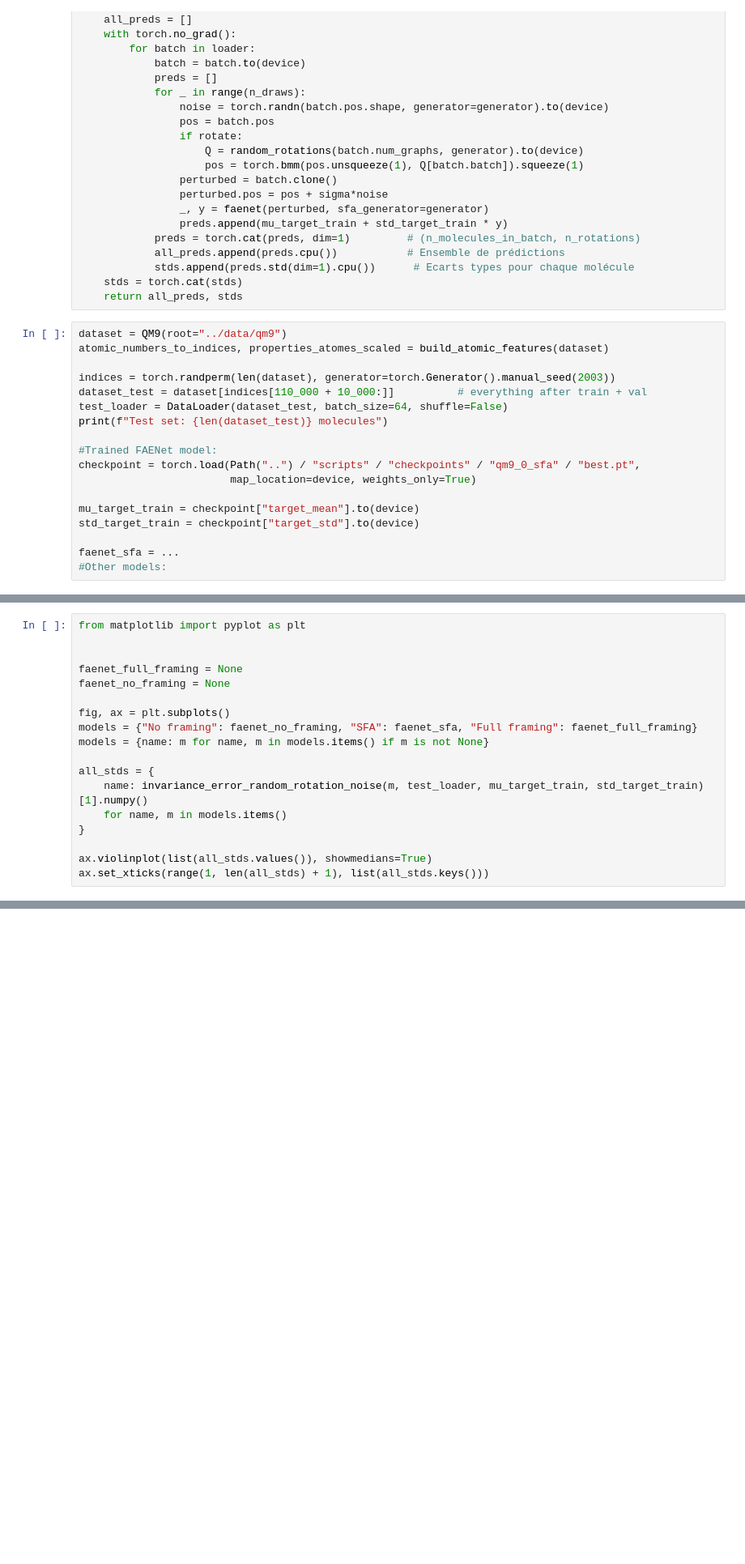
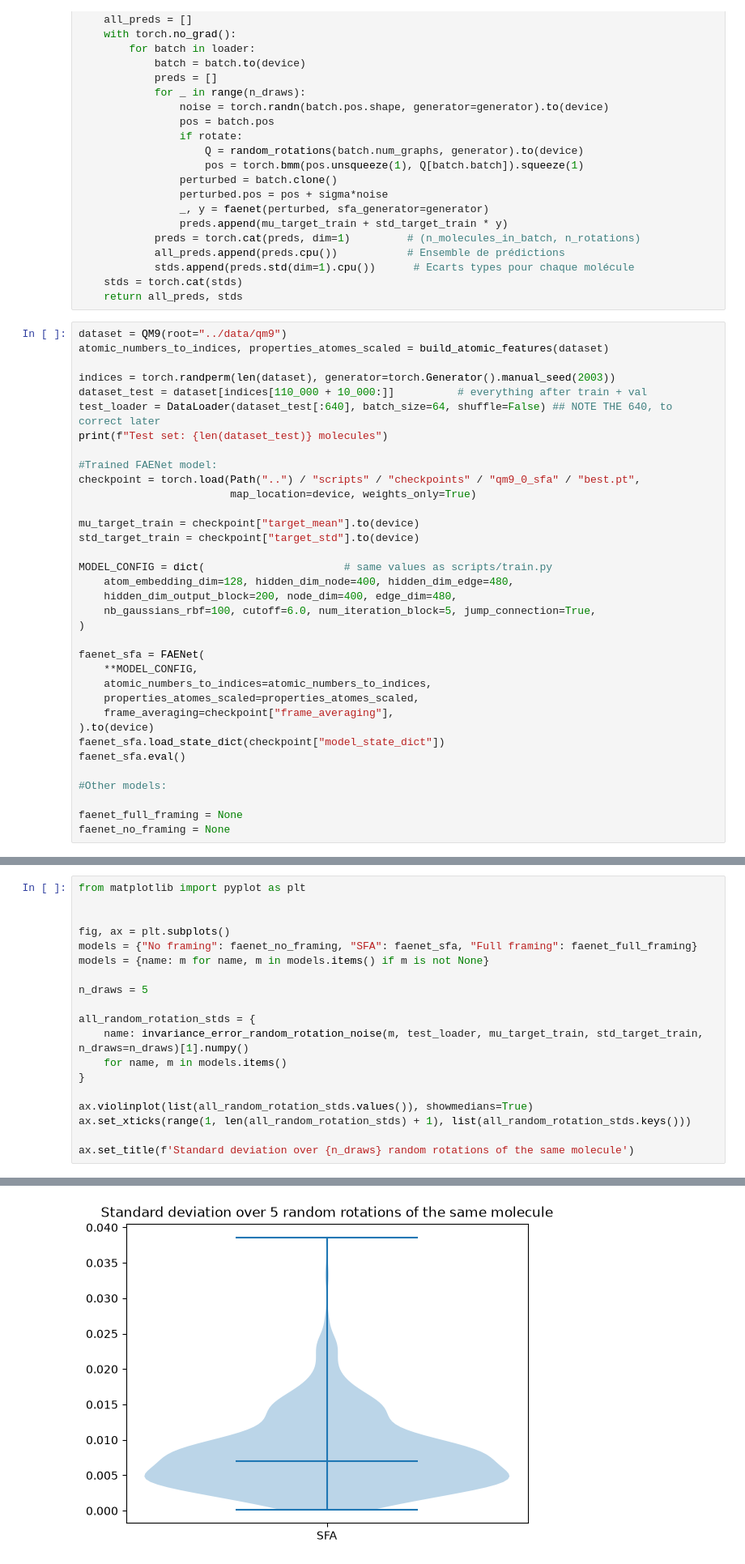
Before and after one commit to Gabriel-PEZ/FAENet, a Jupyter notebook: sandbox_samuel/experiment_framing.ipynb, the cells around one changed output, grey strips where cells are left out. Shown at 81% size. Saved outputs shown, nothing was run; the diff lists cells and outputs as text; blank space fills up the shorter version.

```diff
--- a/sandbox_samuel/experiment_framing.ipynb
+++ b/sandbox_samuel/experiment_framing.ipynb
@@ -48,7 +48,7 @@ atomic_numbers_to_indices, properties_atomes_scaled = build_atomic_features(data
 
 indices = torch.randperm(len(dataset), generator=torch.Generator().manual_seed(2003))
 dataset_test = dataset[indices[110_000 + 10_000:]]          # everything after train + val
-test_loader = DataLoader(dataset_test, batch_size=64, shuffle=False)
+test_loader = DataLoader(dataset_test[:640], batch_size=64, shuffle=False) ## NOTE THE 640, to correct later
 print(f"Test set: {len(dataset_test)} molecules")
 
 #Trained FAENet model:
@@ -58,5 +58,22 @@ checkpoint = torch.load(Path("..") / "scripts" / "checkpoints" / "qm9_0_sfa" / "
 mu_target_train = checkpoint["target_mean"].to(device)
 std_target_train = checkpoint["target_std"].to(device)
 
-faenet_sfa = ...
+MODEL_CONFIG = dict(                      # same values as scripts/train.py
+    atom_embedding_dim=128, hidden_dim_node=400, hidden_dim_edge=480,
+    hidden_dim_output_block=200, node_dim=400, edge_dim=480,
+    nb_gaussians_rbf=100, cutoff=6.0, num_iteration_block=5, jump_connection=True,
+)
+
+faenet_sfa = FAENet(
+    **MODEL_CONFIG,
+    atomic_numbers_to_indices=atomic_numbers_to_indices,
+    properties_atomes_scaled=properties_atomes_scaled,
+    frame_averaging=checkpoint["frame_averaging"],
+).to(device)
+faenet_sfa.load_state_dict(checkpoint["model_state_dict"])
+faenet_sfa.eval()
+
 #Other models:
+
+faenet_full_framing = None
+faenet_no_framing = None
@@ -63,18 +82,20 @@ faenet_sfa = ...
 # %%
 from matplotlib import pyplot as plt
 
-
-faenet_full_framing = None
-faenet_no_framing = None
 
 fig, ax = plt.subplots()
 models = {"No framing": faenet_no_framing, "SFA": faenet_sfa, "Full framing": faenet_full_framing}
 models = {name: m for name, m in models.items() if m is not None}
 
-all_stds = {
-    name: invariance_error_random_rotation_noise(m, test_loader, mu_target_train, std_target_train)[1].numpy()
+n_draws = 5
+
+all_random_rotation_stds = {
+    name: invariance_error_random_rotation_noise(m, test_loader, mu_target_train, std_target_train, n_draws=n_draws)[1].numpy()
     for name, m in models.items()
 }
 
-ax.violinplot(list(all_stds.values()), showmedians=True)
-ax.set_xticks(range(1, len(all_stds) + 1), list(all_stds.keys()))
+ax.violinplot(list(all_random_rotation_stds.values()), showmedians=True)
+ax.set_xticks(range(1, len(all_random_rotation_stds) + 1), list(all_random_rotation_stds.keys()))
+
+ax.set_title(f'Standard deviation over {n_draws} random rotations of the same molecule')
+# %% [output]
@@ -81,3 +103,4 @@ ax.set_xticks(range(1, len(all_stds) + 1), list(all_stds.keys()))
+[figure, added]
 # %%
 def per_frame_predictions(model, loader, mu, std, target_idx=0):
     old = model.frame_averaging
```
Also changed, not shown: parts of 4 cells of this notebook.
